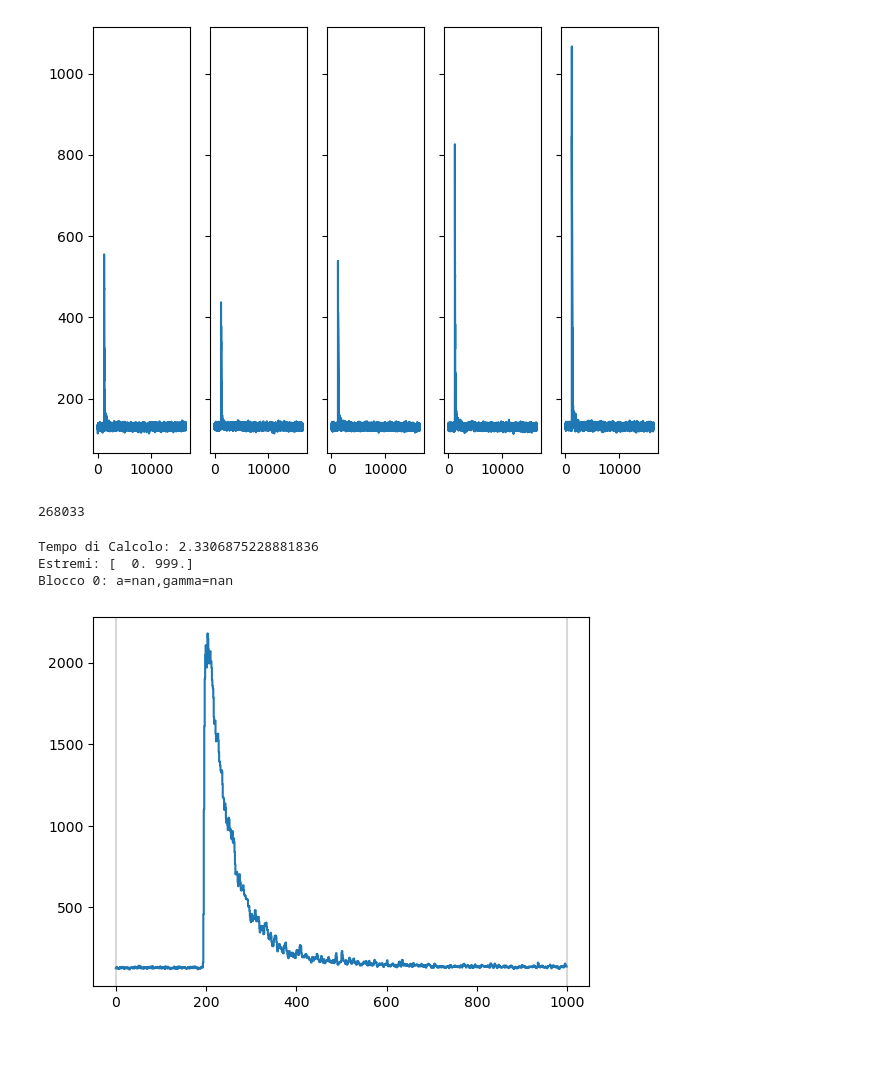
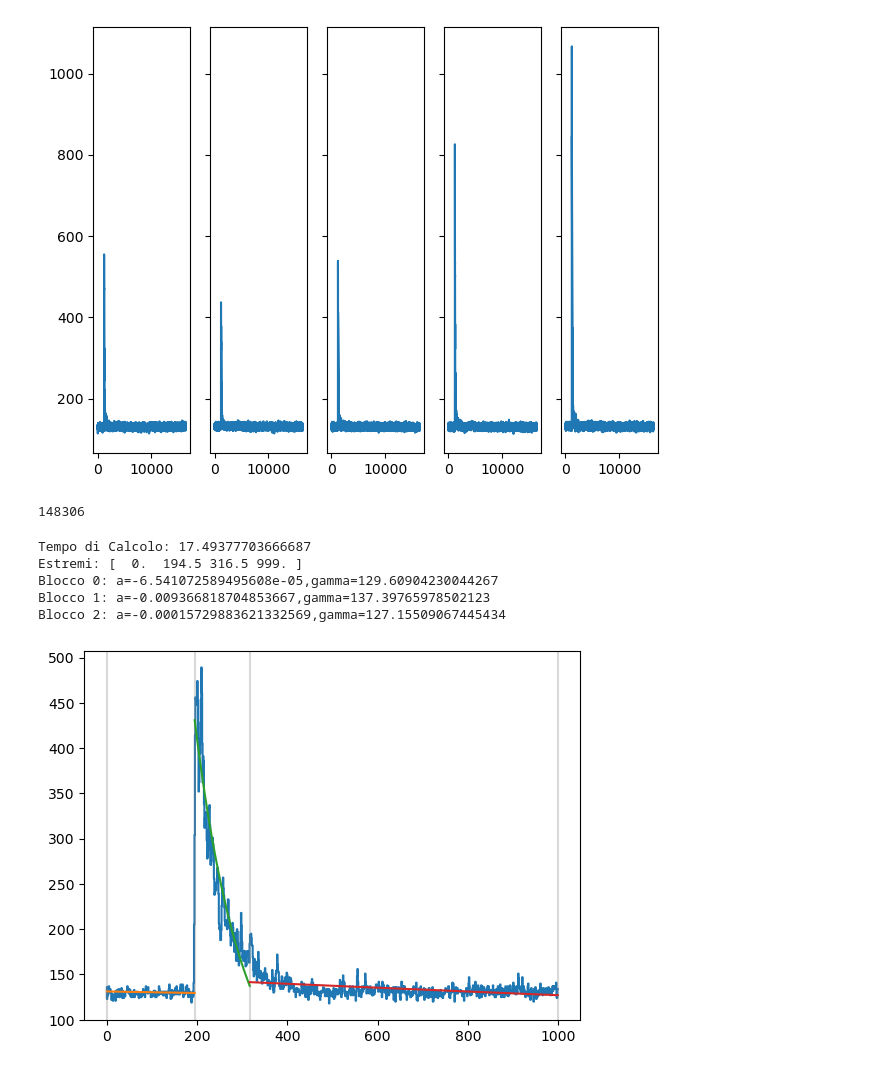
Before and after one commit to ASTRO-EDU/BBexponential, a Jupyter notebook: reader.ipynb, the cells around one changed output. Drawn from its saved outputs; the diff is of its cells as text; code cells hidden in the pictures.

Commit message:
found optimal formula for ncp_prior

```diff
--- a/reader.ipynb
+++ b/reader.ipynb
@@ -27,5 +27,5 @@ def create_directory(directory_path):
         print(f"La directory '{directory_path}' è stata creata.")
 # %%
 reader = Reader()
-data = reader.get_data_list(filename,0,200)
+data = reader.get_data_list(filename)
 # %%
@@ -47,17 +47,19 @@ for i in range(5):
 # %%
 from astropy.stats import Events, bayesian_blocks
 import numpy as np
 from bb_exponential import ExponentialBlocks_Events, test_bb_exp
 t=np.arange(0,1000)
-x=data[188][1000:2000]
+x=data[7383][1000:2000]
 print(sum(x))
-test_bb_exp(t,x,ExponentialBlocks_Events,ncp_prior=1600)
+test_bb_exp(t,x,ExponentialBlocks_Events,ncp_prior=400)
 # %% [output]
-268033
+148306
-Tempo di Calcolo: 2.3306875228881836
-Estremi: [  0. 999.]
-Blocco 0: a=nan,gamma=nan
+Tempo di Calcolo: 17.49377703666687
+Estremi: [  0.  194.5 316.5 999. ]
+Blocco 0: a=-6.541072589495608e-05,gamma=129.60904230044267
+Blocco 1: a=-0.009366818704853667,gamma=137.39765978502123
+Blocco 2: a=-0.00015729883621332569,gamma=127.15509067445434
-[figure, old version]
+[figure, new version]
 # %%
 from astropy.stats import Events, bayesian_blocks
 import numpy as np
```
Also changed, not shown: parts of 6 cells of this notebook, 11 other files.
